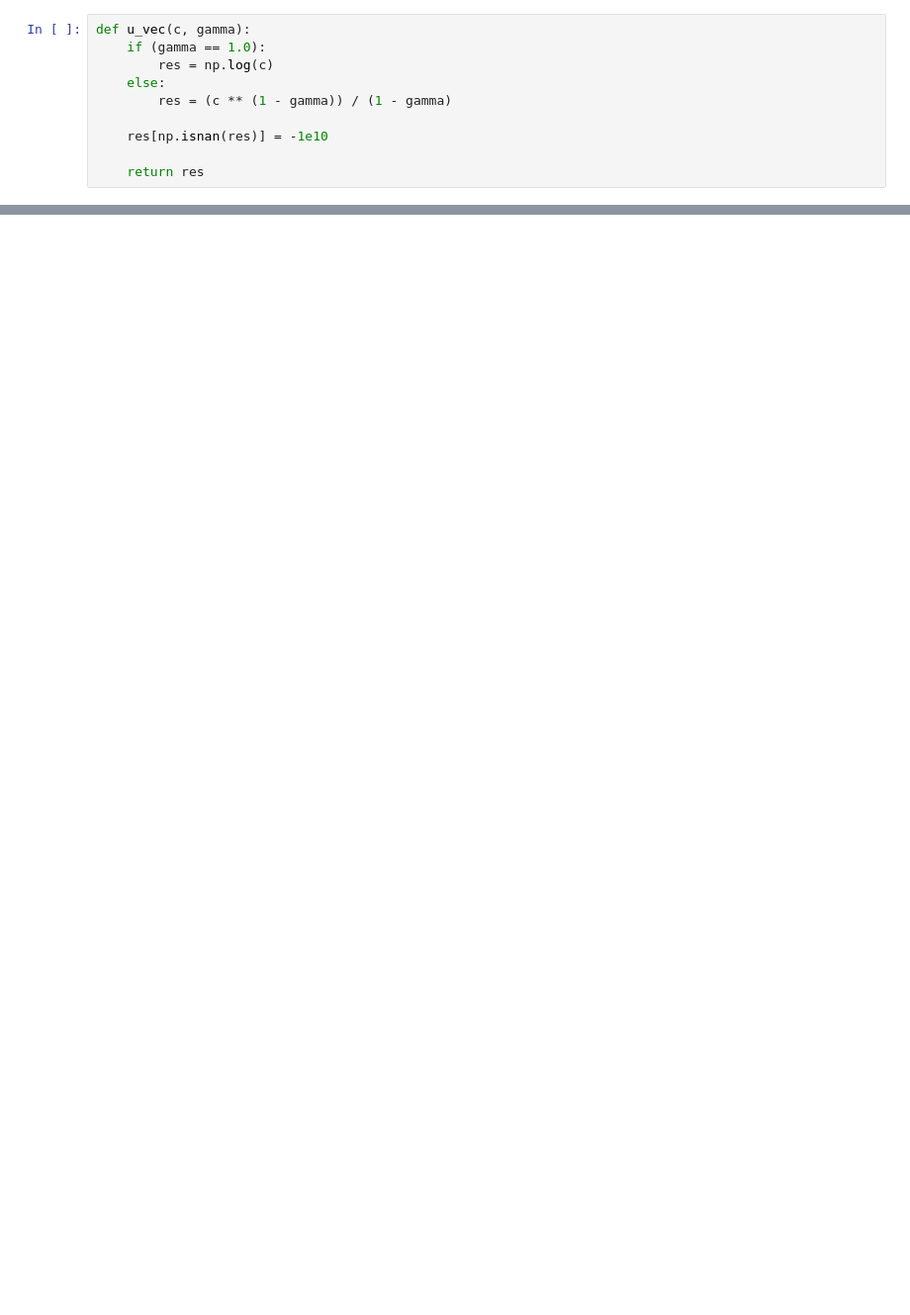
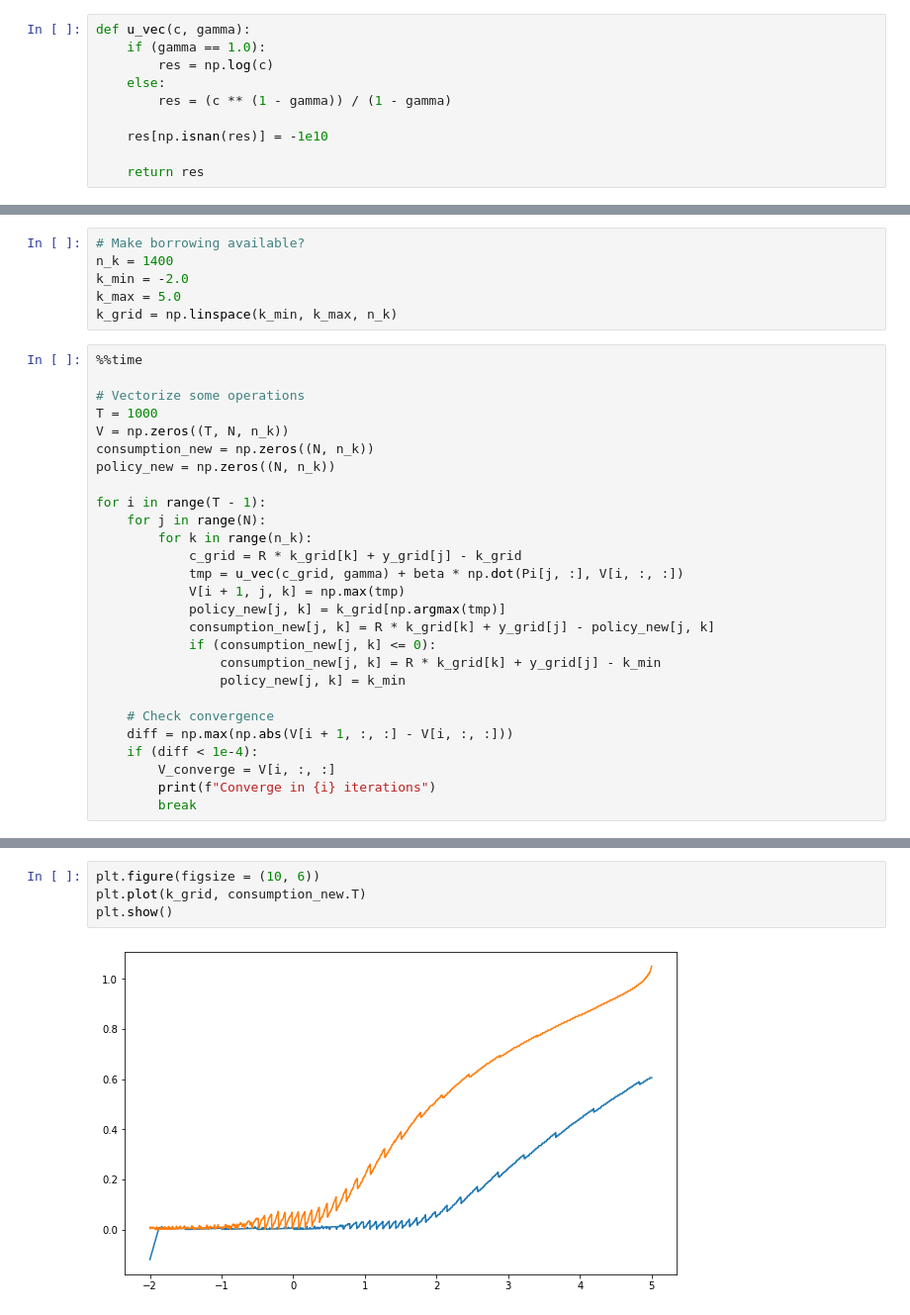
Before and after one commit to wupeifan/ECON_407_Fall2020, a Jupyter notebook: Notebooks/BorrowingConstraint.ipynb, the cells around one changed output, grey strips where cells are left out. Shown: that part at 99% size. Cells and saved outputs as stored; diff of their text form; blank space fills up the shorter version.

Commit message:
update natural borrowing limit and constraint comparison stuff

```diff
--- a/Notebooks/BorrowingConstraint.ipynb
+++ b/Notebooks/BorrowingConstraint.ipynb
@@ -62,0 +72,33 @@ def u_vec(c, gamma):
+# %%
+# Make borrowing available?
+n_k = 1400
+k_min = -2.0
+k_max = 5.0
+k_grid = np.linspace(k_min, k_max, n_k)
+# %%
+%%time
+
+# Vectorize some operations
+T = 1000
+V = np.zeros((T, N, n_k))
+consumption_new = np.zeros((N, n_k))
+policy_new = np.zeros((N, n_k))
+
+for i in range(T - 1):
+    for j in range(N):
+        for k in range(n_k):
+            c_grid = R * k_grid[k] + y_grid[j] - k_grid
+            tmp = u_vec(c_grid, gamma) + beta * np.dot(Pi[j, :], V[i, :, :])
+            V[i + 1, j, k] = np.max(tmp)
+            policy_new[j, k] = k_grid[np.argmax(tmp)]
+            consumption_new[j, k] = R * k_grid[k] + y_grid[j] - policy_new[j, k]
+            if (consumption_new[j, k] <= 0):
+                consumption_new[j, k] = R * k_grid[k] + y_grid[j] - k_min
+                policy_new[j, k] = k_min
+
+    # Check convergence
+    diff = np.max(np.abs(V[i + 1, :, :] - V[i, :, :]))
+    if (diff < 1e-4):
+        V_converge = V[i, :, :]
+        print(f"Converge in {i} iterations")
+        break
@@ -62,0 +108,6 @@ def u_vec(c, gamma):
+# %%
+plt.figure(figsize = (10, 6))
+plt.plot(k_grid, consumption_new.T)
+plt.show()
+# %% [output]
+[figure, added]
```
Also changed, not shown: parts of 9 cells of this notebook, 1 other file.
